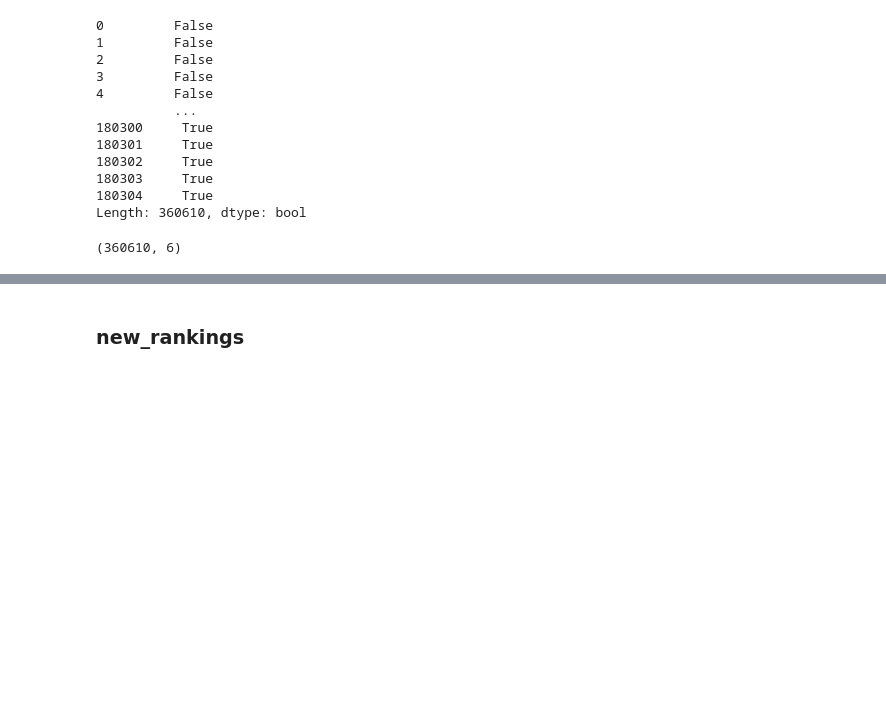
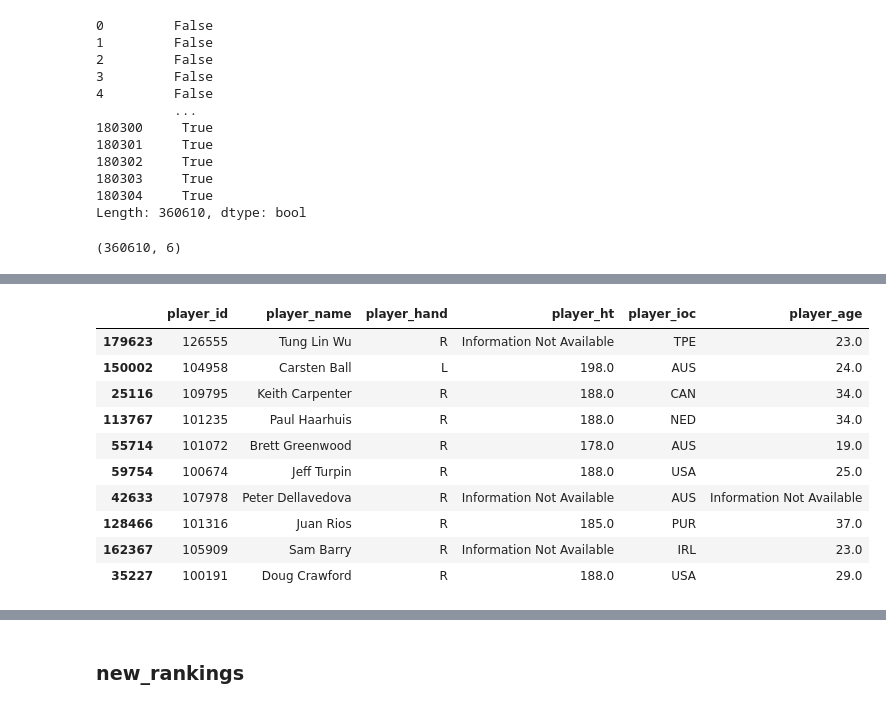
Before and after one commit to julieher/project_folder, a Jupyter notebook: players_ETL.ipynb, the cells around one changed output, grey strips where cells are left out. Drawn from its saved outputs; the diff is of its cells as text; code cells hidden in the pictures; blank space fills up the shorter version.

```diff
--- a/players_ETL.ipynb
+++ b/players_ETL.ipynb
@@ -214,0 +214,15 @@ new_all_players
+# %%
+all_players1.sort_values('player_name', ascending=True, inplace=True)
+all_players1.sample(10)
+# %% [output]
+|  | player_id | player_name | player_hand | player_ht | player_ioc | player_age |
+| 179623 | 126555 | Tung Lin Wu | R | Information Not Available | TPE | 23.0 |
+| 150002 | 104958 | Carsten Ball | L | 198.0 | AUS | 24.0 |
+| 25116 | 109795 | Keith Carpenter | R | 188.0 | CAN | 34.0 |
+| 113767 | 101235 | Paul Haarhuis | R | 188.0 | NED | 34.0 |
+| 55714 | 101072 | Brett Greenwood | R | 178.0 | AUS | 19.0 |
+| 59754 | 100674 | Jeff Turpin | R | 188.0 | USA | 25.0 |
+| 42633 | 107978 | Peter Dellavedova | R | Information Not Available | AUS | Information Not Available |
+| 128466 | 101316 | Juan Rios | R | 185.0 | PUR | 37.0 |
+| 162367 | 105909 | Sam Barry | R | Information Not Available | IRL | 23.0 |
+| 35227 | 100191 | Doug Crawford | R | 188.0 | USA | 29.0 |
```
Also changed, not shown: parts of 10 cells of this notebook, 4 other files.
